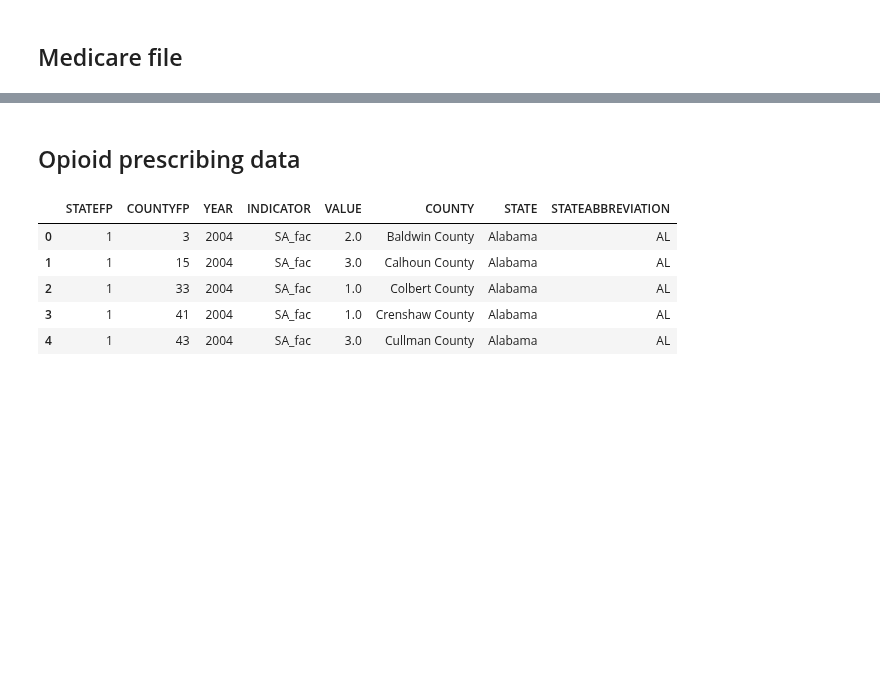
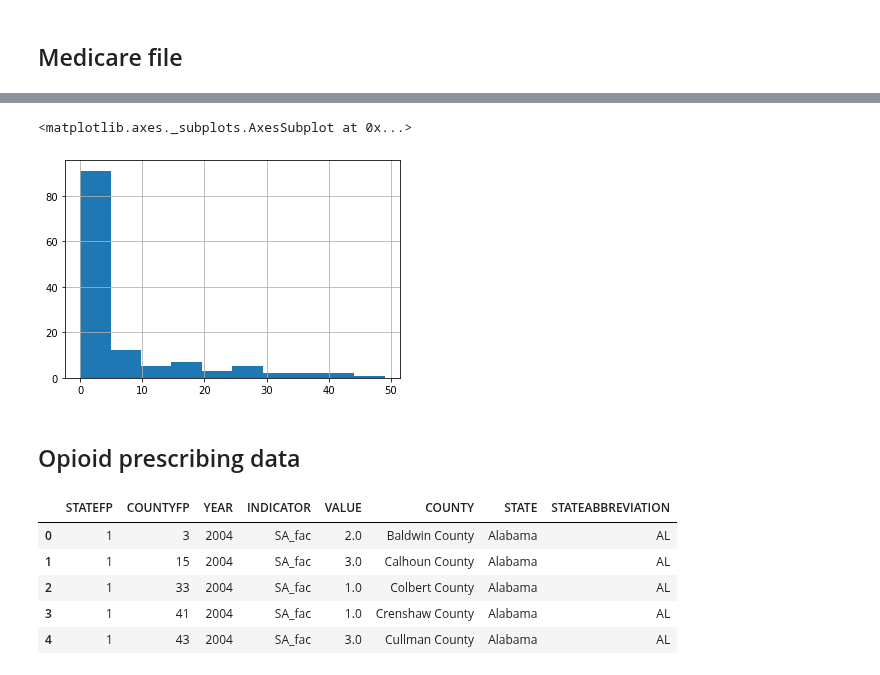
Before and after one commit to jessicambs/hacknights, a Jupyter notebook: opioid-analytics/01_opioid-distribution-prescription-patterns.ipynb, the cells around one changed output, grey strips where cells are left out. Cells and saved outputs as stored; diff of their text form; code cells hidden in the pictures; blank space fills up the shorter version.

```diff
--- a/opioid-analytics/01_opioid-distribution-prescription-patterns.ipynb
+++ b/opioid-analytics/01_opioid-distribution-prescription-patterns.ipynb
@@ -283,3 +301,8 @@ providers.shape
+# %%
+providers.groupby('Specialty Description').mean()['Opioid Prescribing Rate'].hist()
+# %% [output]
+<matplotlib.axes._subplots.AxesSubplot at 0x...>
+[figure, added]
 # %% [markdown]
 ## Opioid prescribing data
 # %%
```
Also changed, not shown: parts of 9 cells of this notebook.
